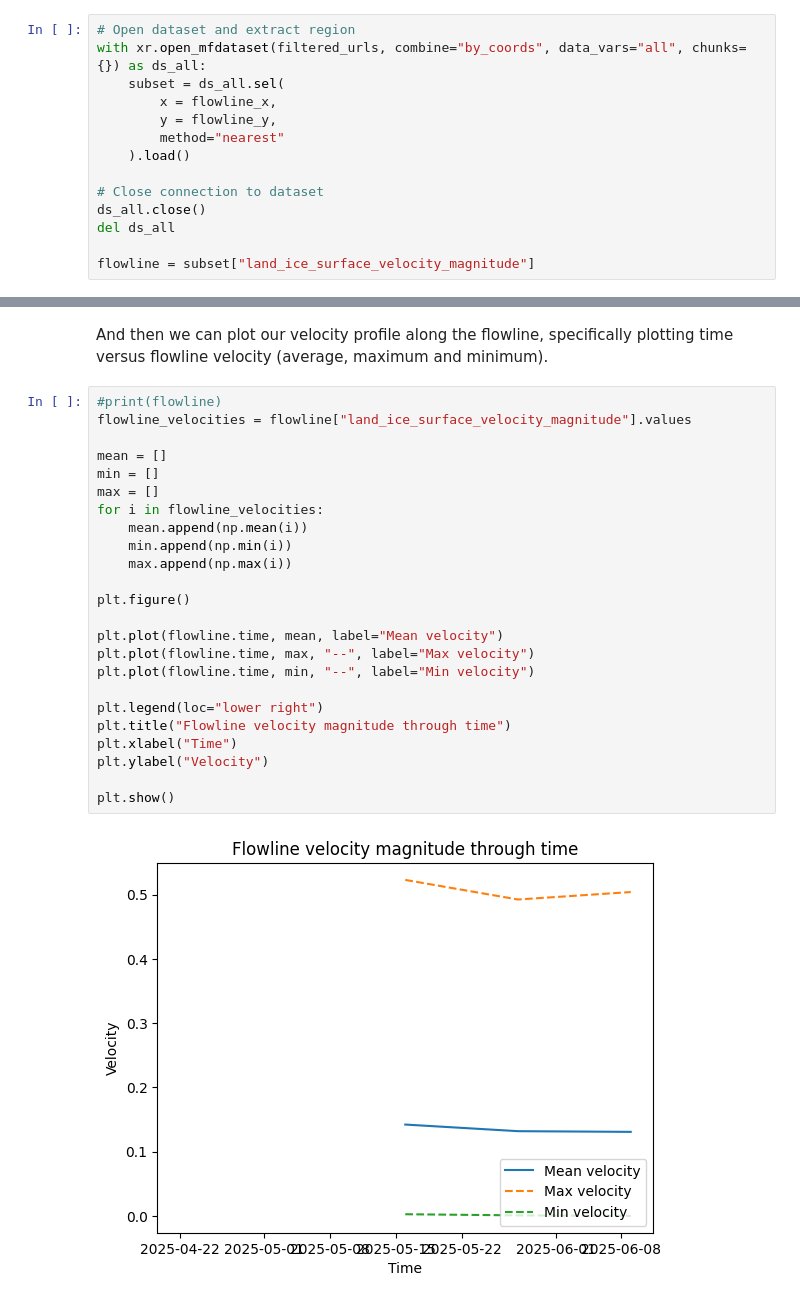
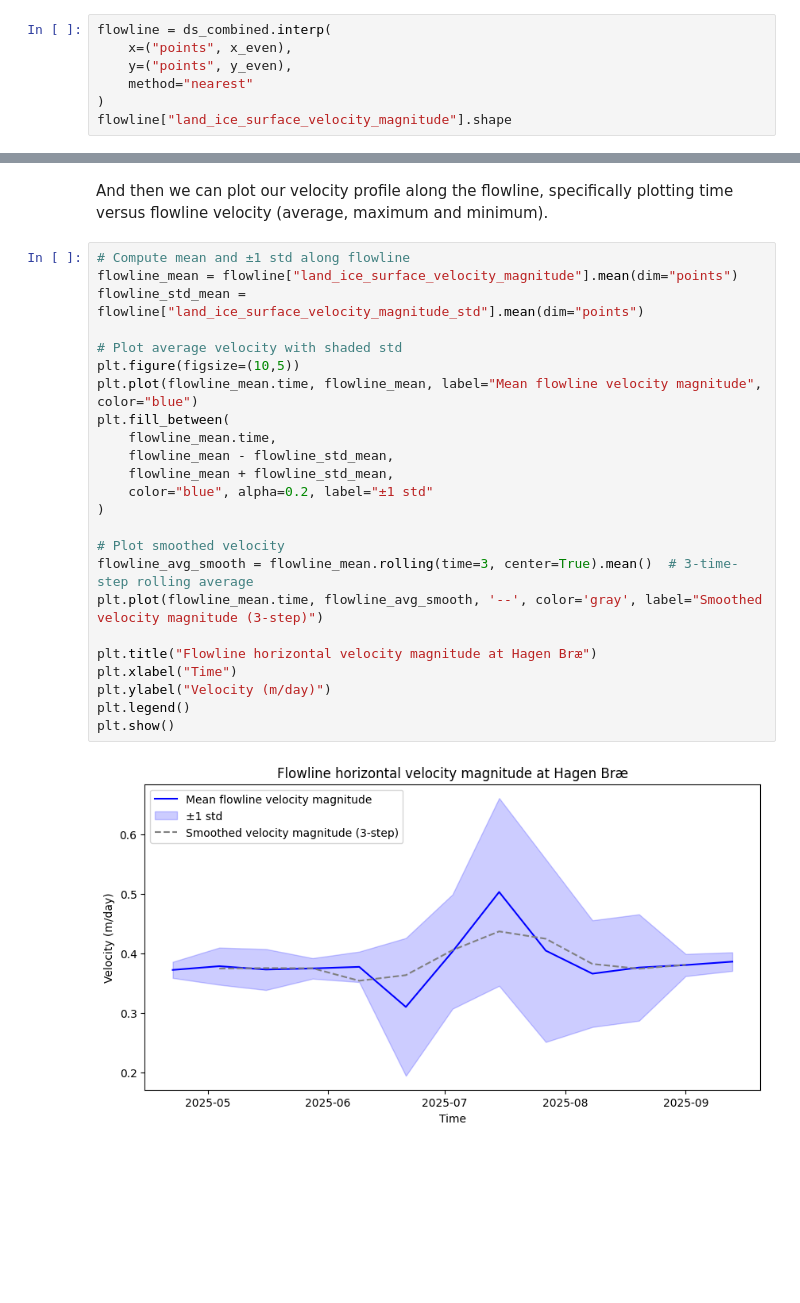
Before and after one commit to GEUS-Glaciology-and-Climate/Sentinel-1_Greenland_Ice_Velocity, a Jupyter notebook: tutorials/promice_iv_hagen_brae_tutorial.ipynb, the cells around one changed output, grey strips where cells are left out. Saved outputs shown, nothing was run; the diff lists cells and outputs as text; blank space fills up the shorter version.

```diff
--- a/tutorials/promice_iv_hagen_brae_tutorial.ipynb
+++ b/tutorials/promice_iv_hagen_brae_tutorial.ipynb
@@ -177,15 +224,8 @@ We can now extract velocity values at the nearest grid points of the dataset usi
 # %%
-# Open dataset and extract region
-with xr.open_mfdataset(filtered_urls, combine="by_coords", data_vars="all", chunks={}) as ds_all:
-    subset = ds_all.sel(
-        x = flowline_x,
-        y = flowline_y,
-        method="nearest"
-    ).load()
-
-# Close connection to dataset
-ds_all.close()
-del ds_all
-
-flowline = subset["land_ice_surface_velocity_magnitude"]
+flowline = ds_combined.interp(
+    x=("points", x_even),
+    y=("points", y_even),
+    method="nearest"
+)
+flowline["land_ice_surface_velocity_magnitude"].shape
 # %% [output]
@@ -280,28 +233,28 @@ Attributes:
 # %% [markdown]
 And then we can plot our velocity profile along the flowline, specifically plotting time versus flowline velocity (average, maximum and minimum).
 # %%
-#print(flowline)
-flowline_velocities = flowline["land_ice_surface_velocity_magnitude"].values
+# Compute mean and ±1 std along flowline
+flowline_mean = flowline["land_ice_surface_velocity_magnitude"].mean(dim="points")
+flowline_std_mean = flowline["land_ice_surface_velocity_magnitude_std"].mean(dim="points")
 
-mean = []
-min = []
-max = []
-for i in flowline_velocities:
-    mean.append(np.mean(i))
-    min.append(np.min(i))
-    max.append(np.max(i))
+# Plot average velocity with shaded std
+plt.figure(figsize=(10,5))
+plt.plot(flowline_mean.time, flowline_mean, label="Mean flowline velocity magnitude", color="blue")
+plt.fill_between(
+    flowline_mean.time,
+    flowline_mean - flowline_std_mean,
+    flowline_mean + flowline_std_mean,
+    color="blue", alpha=0.2, label="±1 std"
+)
 
-plt.figure()
+# Plot smoothed velocity
+flowline_avg_smooth = flowline_mean.rolling(time=3, center=True).mean()  # 3-time-step rolling average
+plt.plot(flowline_mean.time, flowline_avg_smooth, '--', color='gray', label="Smoothed velocity magnitude (3-step)")
 
-plt.plot(flowline.time, mean, label="Mean velocity")
-plt.plot(flowline.time, max, "--", label="Max velocity")
-plt.plot(flowline.time, min, "--", label="Min velocity")
-
-plt.legend(loc="lower right")
-plt.title("Flowline velocity magnitude through time")
+plt.title("Flowline horizontal velocity magnitude at Hagen Bræ")
 plt.xlabel("Time")
-plt.ylabel("Velocity")
-
+plt.ylabel("Velocity (m/day)")
+plt.legend()
 plt.show()
 # %% [output]
-[figure, old version]
+[figure, new version]
```
Also changed, not shown: parts of 11 cells of this notebook, 3 other files.
